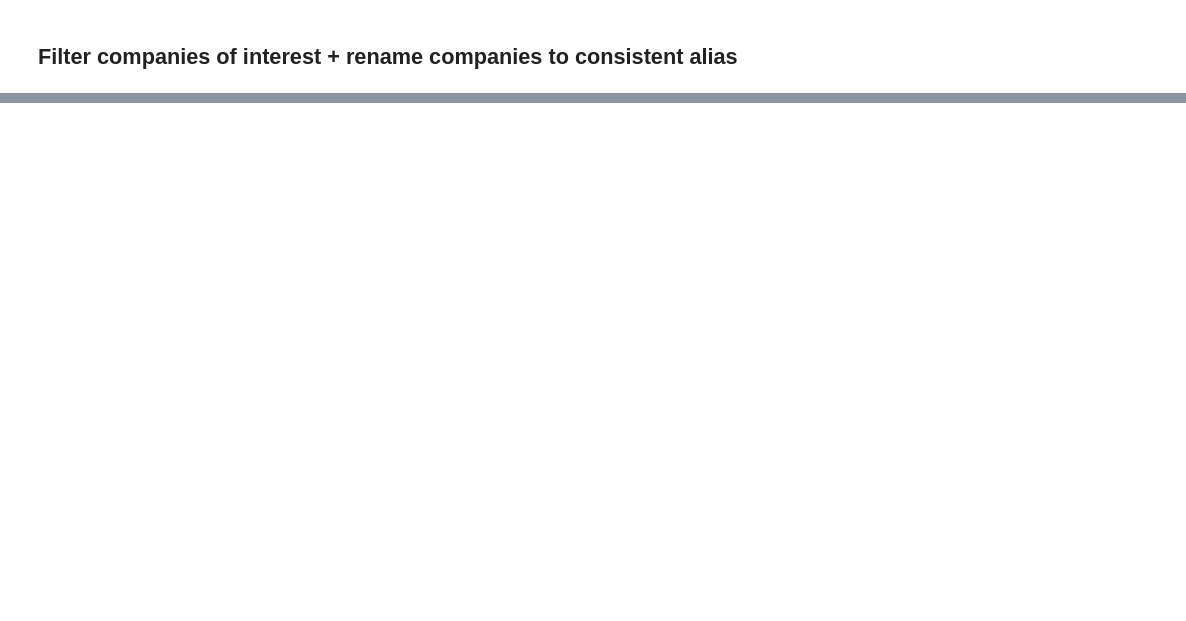
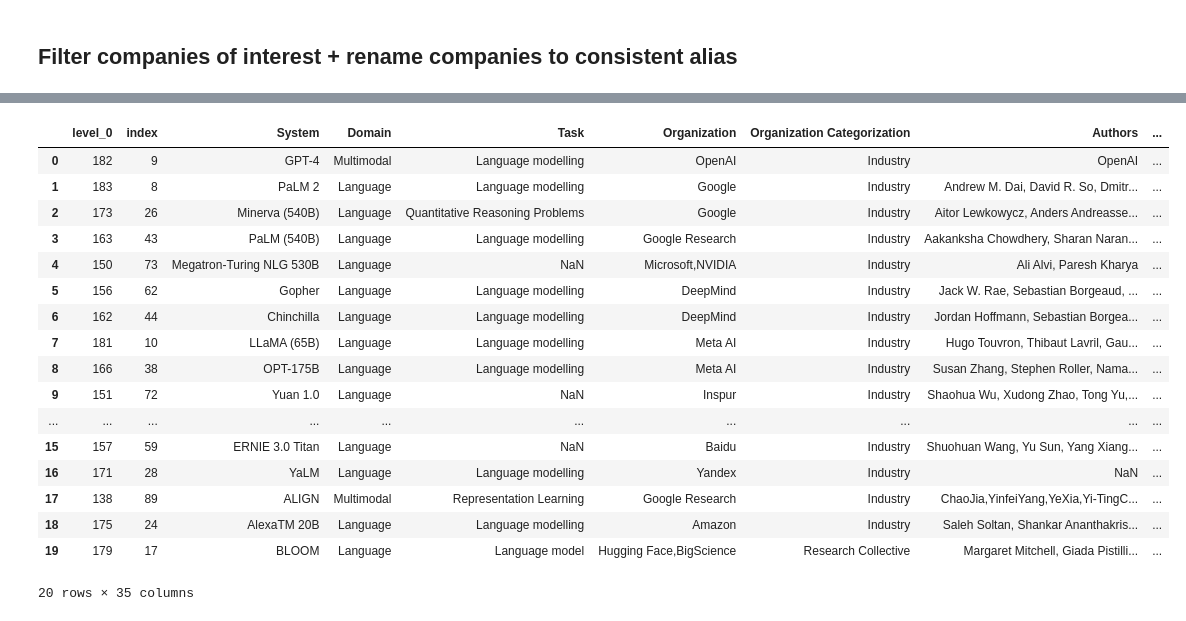
Before and after one commit to epoch-research/ai-research-impact, a Jupyter notebook: compute.ipynb, the cells around one changed output, grey strips where cells are left out. Cells and saved outputs as stored; diff of their text form; code cells hidden in the pictures; blank space fills up the shorter version.

Commit message:
Add largest training run filter

```diff
--- a/compute.ipynb
+++ b/compute.ipynb
@@ -316,0 +331,6 @@ fig.show()
+# %%
+df['Publication date'] = pd.to_datetime(df['Publication date'])  # Ensure date column is in datetime format
+# %%
+df.sort_values('Publication date', inplace=True)
+# %%
+df.reset_index(inplace=True)
@@ -316,0 +353,25 @@ fig.show()
+# %%
+# Filter rows with the top 20 largest values for 'Training compute (FLOP)" column since 2021
+top_20_compute_df = df[df['Publication date'] >= pd.to_datetime('2021-01-01')].nlargest(20, 'Training compute (FLOP)')
+# %%
+top_20_compute_df.reset_index(inplace=True)
+top_20_compute_df
+# %% [output]
+|  | level_0 | index | System | Domain | Task | Organization | Organization Categorization | Authors | ... |
+| 0 | 182 | 9 | GPT-4 | Multimodal | Language modelling | OpenAI | Industry | OpenAI | ... |
+| 1 | 183 | 8 | PaLM 2 | Language | Language modelling | Google | Industry | Andrew M. Dai, David R. So, Dmitr... | ... |
+| 2 | 173 | 26 | Minerva (540B) | Language | Quantitative Reasoning Problems | Google | Industry | Aitor Lewkowycz, Anders Andreasse... | ... |
+| 3 | 163 | 43 | PaLM (540B) | Language | Language modelling | Google Research | Industry | Aakanksha Chowdhery, Sharan Naran... | ... |
+| 4 | 150 | 73 | Megatron-Turing NLG 530B | Language | NaN | Microsoft,NVIDIA | Industry | Ali Alvi, Paresh Kharya | ... |
+| 5 | 156 | 62 | Gopher | Language | Language modelling | DeepMind | Industry | Jack W. Rae, Sebastian Borgeaud, ... | ... |
+| 6 | 162 | 44 | Chinchilla | Language | Language modelling | DeepMind | Industry | Jordan Hoffmann, Sebastian Borgea... | ... |
+| 7 | 181 | 10 | LLaMA (65B) | Language | Language modelling | Meta AI | Industry | Hugo Touvron, Thibaut Lavril, Gau... | ... |
+| 8 | 166 | 38 | OPT-175B | Language | Language modelling | Meta AI | Industry | Susan Zhang, Stephen Roller, Nama... | ... |
+| 9 | 151 | 72 | Yuan 1.0 | Language | NaN | Inspur | Industry | Shaohua Wu, Xudong Zhao, Tong Yu,... | ... |
+| ... | ... | ... | ... | ... | ... | ... | ... | ... | ... |
+| 15 | 157 | 59 | ERNIE 3.0 Titan | Language | NaN | Baidu | Industry | Shuohuan Wang, Yu Sun, Yang Xiang... | ... |
+| 16 | 171 | 28 | YaLM | Language | Language modelling | Yandex | Industry | NaN | ... |
+| 17 | 138 | 89 | ALIGN | Multimodal | Representation Learning | Google Research | Industry | ChaoJia,YinfeiYang,YeXia,Yi-TingC... | ... |
+| 18 | 175 | 24 | AlexaTM 20B | Language | Language modelling | Amazon | Industry | Saleh Soltan, Shankar Ananthakris... | ... |
+| 19 | 179 | 17 | BLOOM | Language | Language model | Hugging Face,BigScience | Research Collective | Margaret Mitchell, Giada Pistilli... | ... |
+20 rows × 35 columns
```
Also changed, not shown: parts of 14 cells of this notebook.
